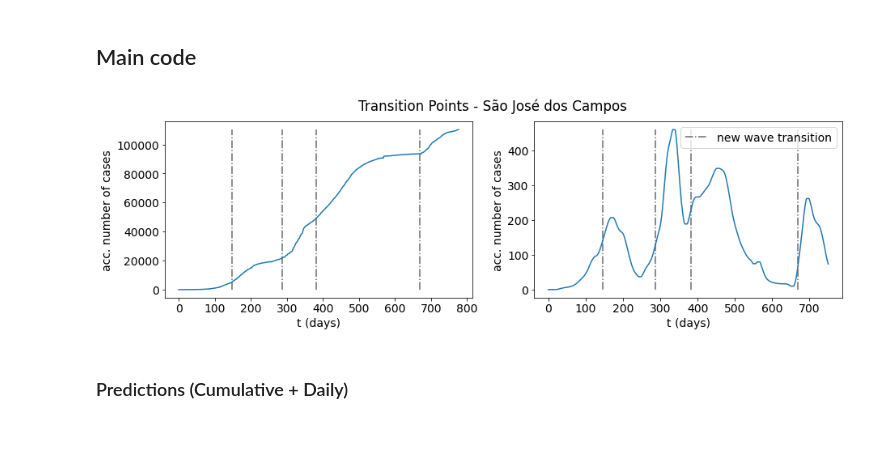
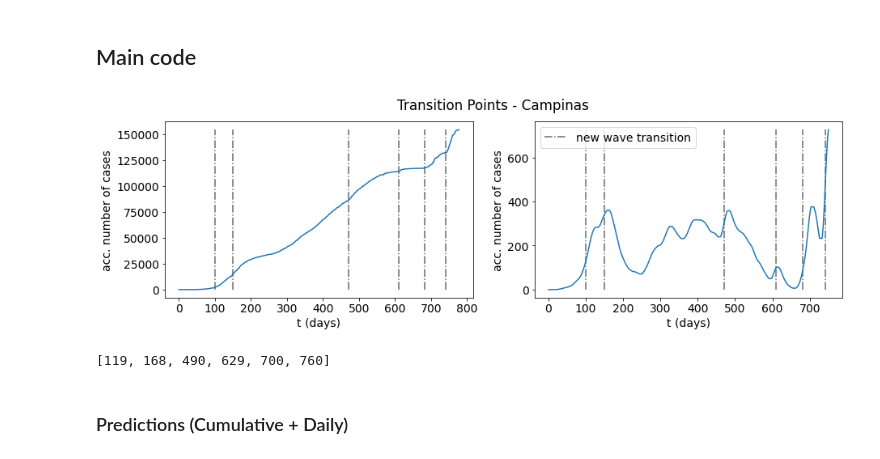
Before and after one commit to fpelogia/epid-models, a Jupyter notebook: estadoSP.ipynb, the cells around one changed output. Cells and saved outputs as stored; diff of their text form; code cells hidden in the pictures.

```diff
--- a/estadoSP.ipynb
+++ b/estadoSP.ipynb
@@ -101,45 +101,55 @@ cons = [con1, con2, con3, con4]
 plt.rcParams.update({'font.size': 14})
 
 # Import data
-data = pd.read_csv("Datasets/sjc.csv")
-city_name = 'São José dos Campos'
+data = pd.read_csv("Datasets/campinas.csv")
+city_name = 'Campinas'
 
-acc_data = data.total_confirmed
+scaling_factor = 1
+# scaling_factor = max(data.total_confirmed) # não fica tão bom... (curioso)
+#scaling_factor = 15
+
+acc_data = data.total_confirmed / scaling_factor
 normalized_acc_data = acc_data / max(acc_data)
 t = np.linspace(0, len(acc_data)-1, len(acc_data))
 
 normalized_acc_data = normalized_acc_data.tolist()
-daily_data = data.new_confirmed.tolist()
+daily_data = list(data.new_confirmed / scaling_factor)
 # %%
 # Transition Points
-
 if city_name == 'São José dos Campos':
     #x_nw = [147, 287, 382, 669] #(SJC)
     x_nw = [147, 287, 382, 669] #(SJC)
 elif city_name == 'São Paulo':
-    x_nw = [79, 254, 309, 370, 683] # (SP)
+    x_nw = [89, 254, 309, 370, 683] # (SP)
 elif city_name == 'Campinas':
-    x_nw  = [94, 146, 269, 314, 377, 469, 607, 677, 741] # Campinas tr 2e-5
-    #x_nw = [100, 149, 471, 610, 681, 741] # Campinas tr 3e-5
+    #x_nw  = [94, 146, 269, 314, 377, 469, 607, 677, 741] # Campinas tr 2e-5
+    x_nw = [100, 149, 471, 610, 681, 741] # Campinas tr 3e-5
 else:
     print('Cidade desconhecida!')
     x_nw = [147, 287, 382, 669]
 
 fig, axs = plt.subplots(1, 2, figsize=(15,4))
 plt.suptitle(f'Transition Points - {city_name}')
 axs[0].vlines(x_nw, 0, max(acc_data), colors='dimgray', linestyles='dashdot', zorder=1, label="new wave transition")
 axs[0].plot(acc_data)
 axs[0].set_xlabel('t (days)')
 axs[0].set_ylabel('acc. number of cases')
 axs[1].vlines(x_nw, 0, max(filter_data(daily_data)), colors='dimgray', linestyles='dashdot', zorder=1, label="new wave transition")
 axs[1].plot(filter_data(daily_data))
 axs[1].set_xlabel('t (days)')
 axs[1].set_ylabel('acc. number of cases')
 plt.legend()
 plt.savefig(f'ESTADOSP/TP_{city_name}', facecolor='white', dpi=100)
 plt.show()
+
+x_nw_novo = []
+for i in range(len(x_nw)):
+    x_nw_novo.append(x_nw[i] + 14 + 5)
+x_nw = x_nw_novo
+x_nw
 # %% [output]
-[figure, old version]
+[figure, new version]
+[119, 168, 490, 629, 700, 760]
 # %% [markdown]
 ### Predictions (Cumulative + Daily)
 # %%
```
Also changed, not shown: parts of 6 cells of this notebook, 37 other files.
